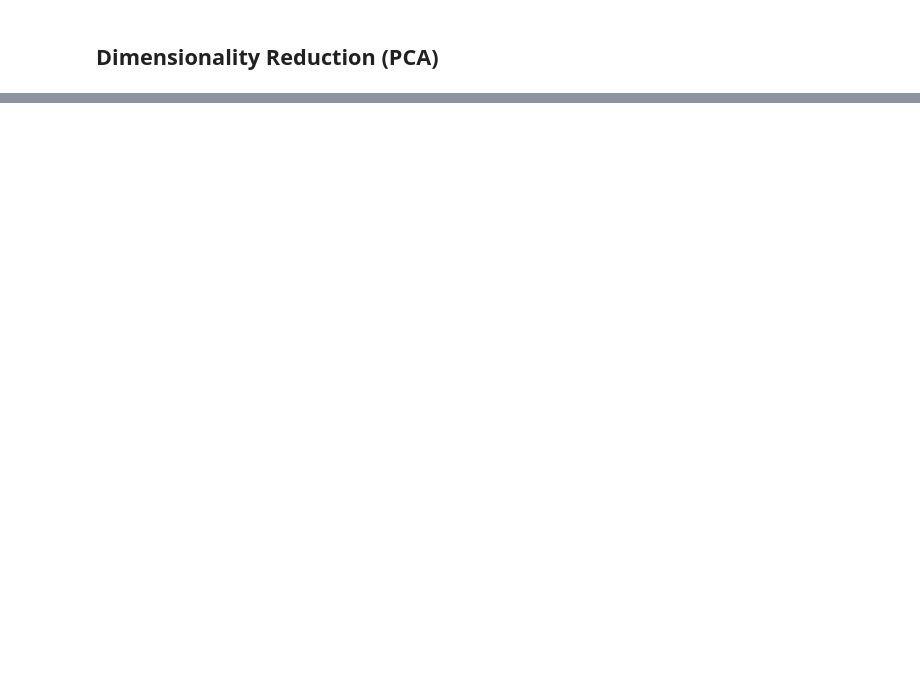
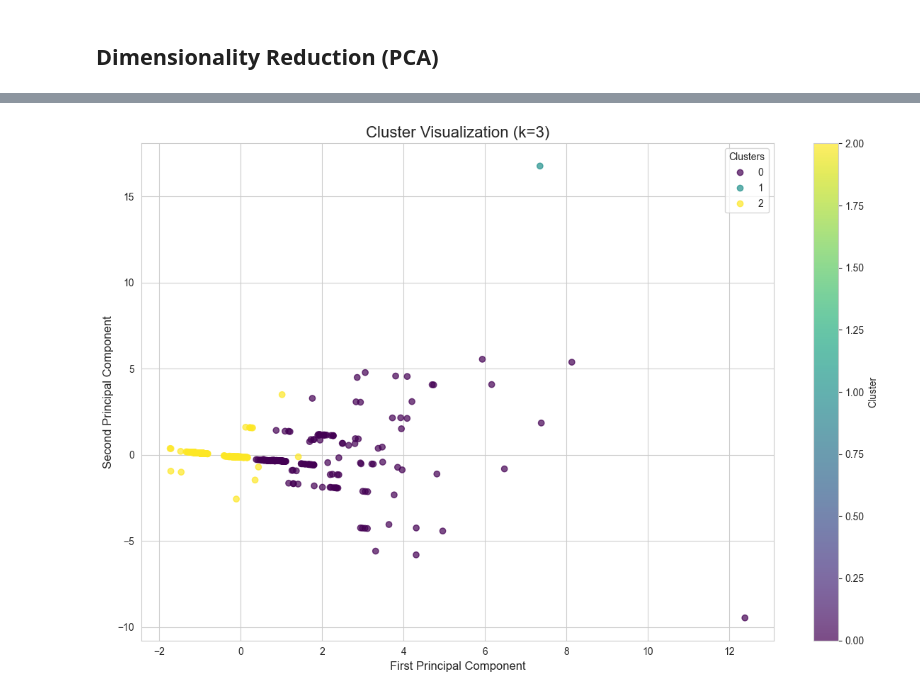
Before and after one commit to KonradKlein91/ml_unservised_learning, a Jupyter notebook: main.ipynb, the cells around one changed output, grey strips where cells are left out. Cells and saved outputs as stored; diff of their text form; code cells hidden in the pictures; blank space fills up the shorter version.

```diff
--- a/main.ipynb
+++ b/main.ipynb
@@ -1420,0 +1329,23 @@ plt.show()
+# %%
+# Perform k-means clustering with k=3
+kmeans = KMeans(n_clusters=3, random_state=42)
+cluster_labels = kmeans.fit_predict(X_pca_14)
+
+# Add the cluster labels to your original DataFrame
+df['Cluster'] = cluster_labels
+
+# Create a scatter plot
+plt.figure(figsize=(12, 8))
+scatter = plt.scatter(X_pca_14[:, 0], X_pca_14[:, 1], c=cluster_labels, cmap='viridis', alpha=0.7)
+
+# Customize the plot
+plt.title('Cluster Visualization (k=3)', fontsize=16)
+plt.xlabel('First Principal Component', fontsize=12)
+plt.ylabel('Second Principal Component', fontsize=12)
+plt.colorbar(scatter, label='Cluster')
+plt.legend(*scatter.legend_elements(), title="Clusters")
+
+plt.tight_layout()
+plt.show()
+# %% [output]
+[figure, added]
```
Also changed, not shown: parts of 27 cells of this notebook.
